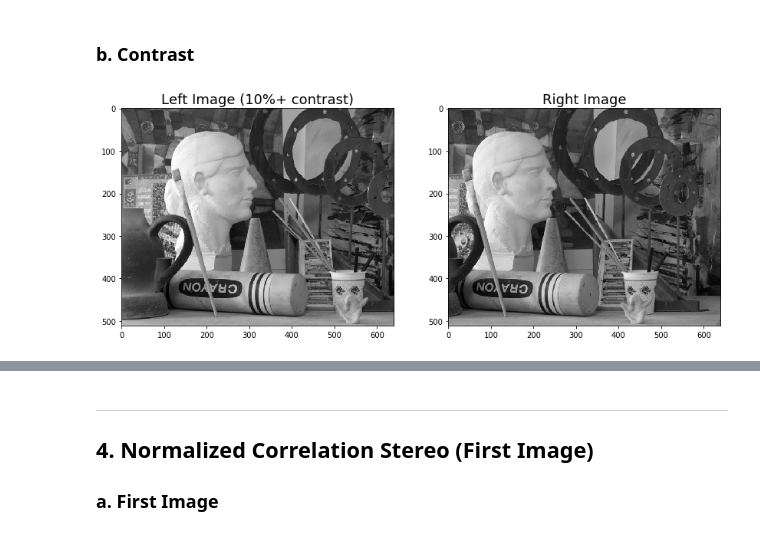
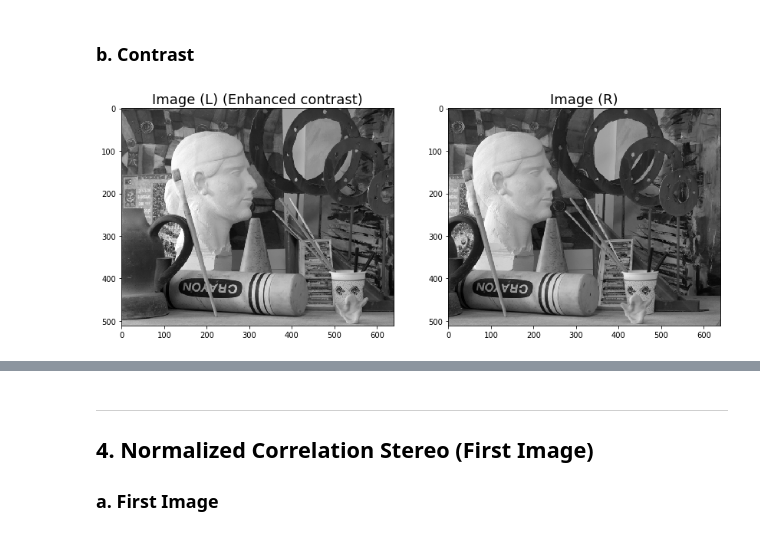
Before and after one commit to brandenwallace/cs6476-cv-1, a Jupyter notebook: PS2/PS2.ipynb, the cells around one changed output, grey strips where cells are left out. Saved outputs shown, nothing was run; the diff lists cells and outputs as text; code cells hidden in the pictures.

```diff
--- a/PS2/PS2.ipynb
+++ b/PS2/PS2.ipynb
@@ -177,12 +161,12 @@ img2lc = img2lc.clip(0.0, 1.0)
 # %%
 # Plot
 fig, ax = plt.subplots(1, 2)
-ax[0].set_title('Image (L) (10% high contrast)')
+ax[0].set_title('Image (L) (Enhanced contrast)')
 ax[0].imshow(img2lc)
 ax[1].set_title('Image (R)')
 ax[1].imshow(img2r);
 # %% [output]
-[figure, old version]
+[figure, new version]
 # %%
 Dlc2, Drc2 = disparity_ssd(img2lc, img2r, window_size=11, max_offset=100)
 # Plot
```
Also changed, not shown: parts of 16 cells of this notebook.
